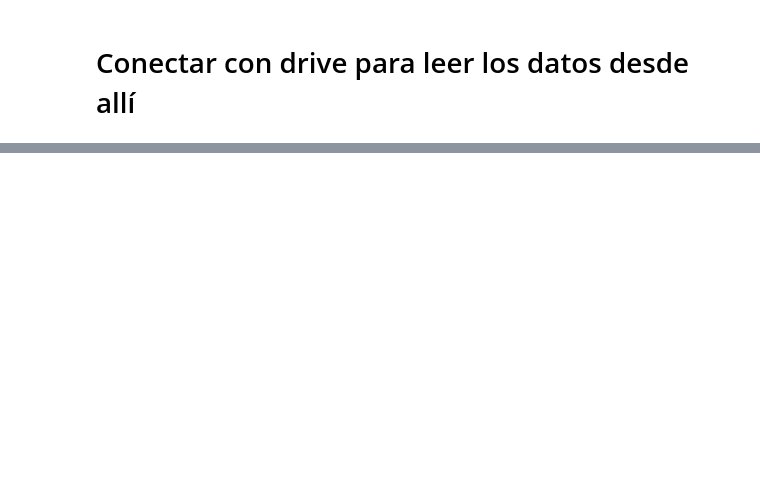
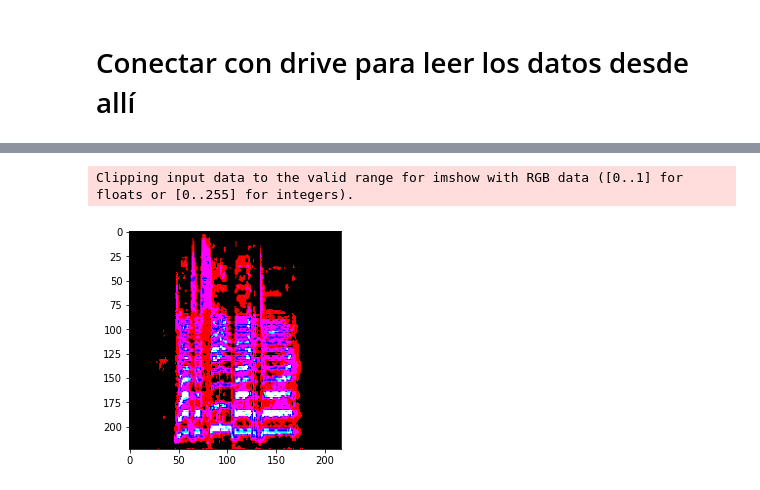
Before and after one commit to mafeacero/Reconocimiento-emociones-con-LSTM-y-CNN, a Jupyter notebook: Proyecto.ipynb, the cells around one changed output, grey strips where cells are left out. Saved outputs shown, nothing was run; the diff lists cells and outputs as text; code cells hidden in the pictures; blank space fills up the shorter version.

```diff
--- a/Proyecto.ipynb
+++ b/Proyecto.ipynb
@@ -32,0 +600,26 @@ os.listdir(PATH)
+# %%
+model = Sequential()
+input_shape=(223, 217, 3)
+#1st hidden layer
+model.add(Conv2D(32, (3, 3), strides=(2, 2), input_shape=input_shape))
+model.add(AveragePooling2D((2, 2), strides=(2,2)))
+model.add(Activation('relu'))
+#2nd hidden layer
+model.add(Conv2D(64, (3, 3), padding="same"))
+model.add(AveragePooling2D((2, 2), strides=(2,2)))
+model.add(Activation('relu'))
+#3rd hidden layer
+model.add(Conv2D(64, (3, 3), padding="same"))
+model.add(AveragePooling2D((2, 2), strides=(2,2)))
+model.add(Activation('relu'))
+#Flatten
+model.add(Flatten())
+model.add(Dropout(rate=0.5))
+#Add fully connected layer.
+model.add(Dense(64))
+model.add(Activation('relu'))
+model.add(Dropout(rate=0.5))
+#Output layer
+model.add(Dense(8))
+model.add(Activation('softmax'))
+model.summary()
@@ -32,0 +644,3 @@ os.listdir(PATH)
+# %%
+y_train=to_categorical(y_train)
+y_test=to_categorical(y_test)
@@ -32,0 +657,10 @@ os.listdir(PATH)
+# %%
+epochs = 200
+batch_size = 8
+learning_rate = 0.01
+decay_rate = learning_rate / epochs
+momentum = 0.9
+sgd = SGD(lr=learning_rate, momentum=momentum, decay=decay_rate, nesterov=False)
+model.compile(optimizer="sgd", loss="categorical_crossentropy", metrics=['accuracy'])
+# %%
+model.fit(X_train, y_train, epochs=10, validation_data=(X_test, y_test))
@@ -32,0 +696,8 @@ os.listdir(PATH)
+# %%
+plt.figure()
+plt.imshow(X_train[4])
+plt.grid(False)
+plt.show()
+# %% [output]
+Clipping input data to the valid range for imshow with RGB data ([0..1] for floats or [0..255] for integers).
+[figure, added]
```
Also changed, not shown: parts of 108 cells of this notebook.
